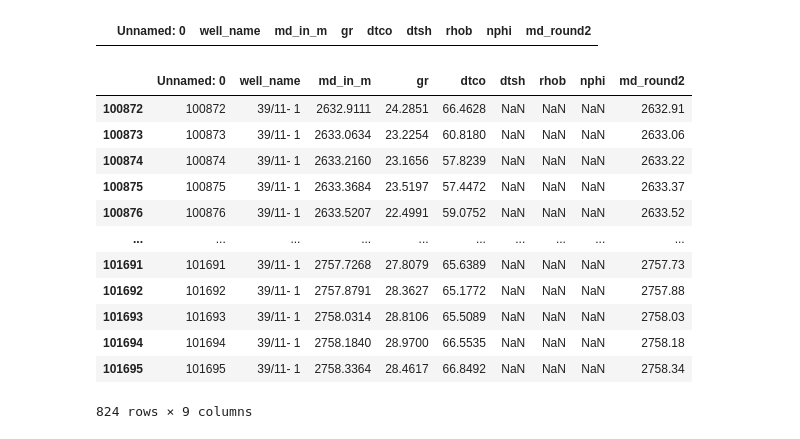
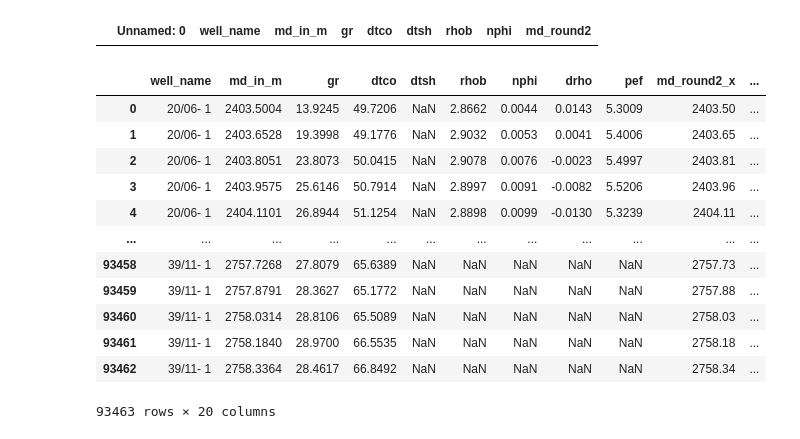
Before and after one commit to lsdR94/OpendTect_wells_to_PSQL, a Jupyter notebook: Data_Analysis.ipynb, the cells around one changed output. Drawn from its saved outputs; the diff is of its cells as text; code cells hidden in the pictures.

```diff
--- a/Data_Analysis.ipynb
+++ b/Data_Analysis.ipynb
@@ -430,2 +574,7 @@ litho1_no_nans_df[
 # %% [markdown]
 ### Identifying anomalous data
+# %%
+pd.set_option("display.max_rows", 6000)
+sliced_litho_logs_df[sliced_litho_logs_df["well_name"] == "26/14- 1"].loc[
+    (sliced_litho_logs_df["md_in_m"] > 900) & (sliced_litho_logs_df["md_in_m"] < 1000)
+]
@@ -431,0 +599,3 @@ litho1_no_nans_df[
+# %%
+pd.set_option("display.max_rows", 1000)
+litho1_no_nans_df
@@ -496,18 +678,18 @@ md_round2     NaN
 dtype: object
 |  | Unnamed: 0 | well_name | md_in_m | gr | dtco | dtsh | rhob | nphi | md_round2 |
 # %%
-sliced_logs[sliced_logs["well_name"] == well]
+sliced_litho_logs_df.drop(columns=["index", "pct_litho_4"])
 # %% [output]
-|  | Unnamed: 0 | well_name | md_in_m | gr | dtco | dtsh | rhob | nphi | md_round2 |
-| 100872 | 100872 | 39/11- 1 | 2632.9111 | 24.2851 | 66.4628 | NaN | NaN | NaN | 2632.91 |
-| 100873 | 100873 | 39/11- 1 | 2633.0634 | 23.2254 | 60.8180 | NaN | NaN | NaN | 2633.06 |
-| 100874 | 100874 | 39/11- 1 | 2633.2160 | 23.1656 | 57.8239 | NaN | NaN | NaN | 2633.22 |
-| 100875 | 100875 | 39/11- 1 | 2633.3684 | 23.5197 | 57.4472 | NaN | NaN | NaN | 2633.37 |
-| 100876 | 100876 | 39/11- 1 | 2633.5207 | 22.4991 | 59.0752 | NaN | NaN | NaN | 2633.52 |
-| ... | ... | ... | ... | ... | ... | ... | ... | ... | ... |
-| 101691 | 101691 | 39/11- 1 | 2757.7268 | 27.8079 | 65.6389 | NaN | NaN | NaN | 2757.73 |
-| 101692 | 101692 | 39/11- 1 | 2757.8791 | 28.3627 | 65.1772 | NaN | NaN | NaN | 2757.88 |
-| 101693 | 101693 | 39/11- 1 | 2758.0314 | 28.8106 | 65.5089 | NaN | NaN | NaN | 2758.03 |
-| 101694 | 101694 | 39/11- 1 | 2758.1840 | 28.9700 | 66.5535 | NaN | NaN | NaN | 2758.18 |
-| 101695 | 101695 | 39/11- 1 | 2758.3364 | 28.4617 | 66.8492 | NaN | NaN | NaN | 2758.34 |
+|  | well_name | md_in_m | gr | dtco | dtsh | rhob | nphi | drho | pef | md_round2_x | ... |
+| 0 | 20/06- 1 | 2403.5004 | 13.9245 | 49.7206 | NaN | 2.8662 | 0.0044 | 0.0143 | 5.3009 | 2403.50 | ... |
+| 1 | 20/06- 1 | 2403.6528 | 19.3998 | 49.1776 | NaN | 2.9032 | 0.0053 | 0.0041 | 5.4006 | 2403.65 | ... |
+| 2 | 20/06- 1 | 2403.8051 | 23.8073 | 50.0415 | NaN | 2.9078 | 0.0076 | -0.0023 | 5.4997 | 2403.81 | ... |
+| 3 | 20/06- 1 | 2403.9575 | 25.6146 | 50.7914 | NaN | 2.8997 | 0.0091 | -0.0082 | 5.5206 | 2403.96 | ... |
+| 4 | 20/06- 1 | 2404.1101 | 26.8944 | 51.1254 | NaN | 2.8898 | 0.0099 | -0.0130 | 5.3239 | 2404.11 | ... |
+| ... | ... | ... | ... | ... | ... | ... | ... | ... | ... | ... | ... |
+| 93458 | 39/11- 1 | 2757.7268 | 27.8079 | 65.6389 | NaN | NaN | NaN | NaN | NaN | 2757.73 | ... |
+| 93459 | 39/11- 1 | 2757.8791 | 28.3627 | 65.1772 | NaN | NaN | NaN | NaN | NaN | 2757.88 | ... |
+| 93460 | 39/11- 1 | 2758.0314 | 28.8106 | 65.5089 | NaN | NaN | NaN | NaN | NaN | 2758.03 | ... |
+| 93461 | 39/11- 1 | 2758.1840 | 28.9700 | 66.5535 | NaN | NaN | NaN | NaN | NaN | 2758.18 | ... |
+| 93462 | 39/11- 1 | 2758.3364 | 28.4617 | 66.8492 | NaN | NaN | NaN | NaN | NaN | 2758.34 | ... |
-824 rows × 9 columns
+93463 rows × 20 columns
```
Also changed, not shown: parts of 17 cells of this notebook.
